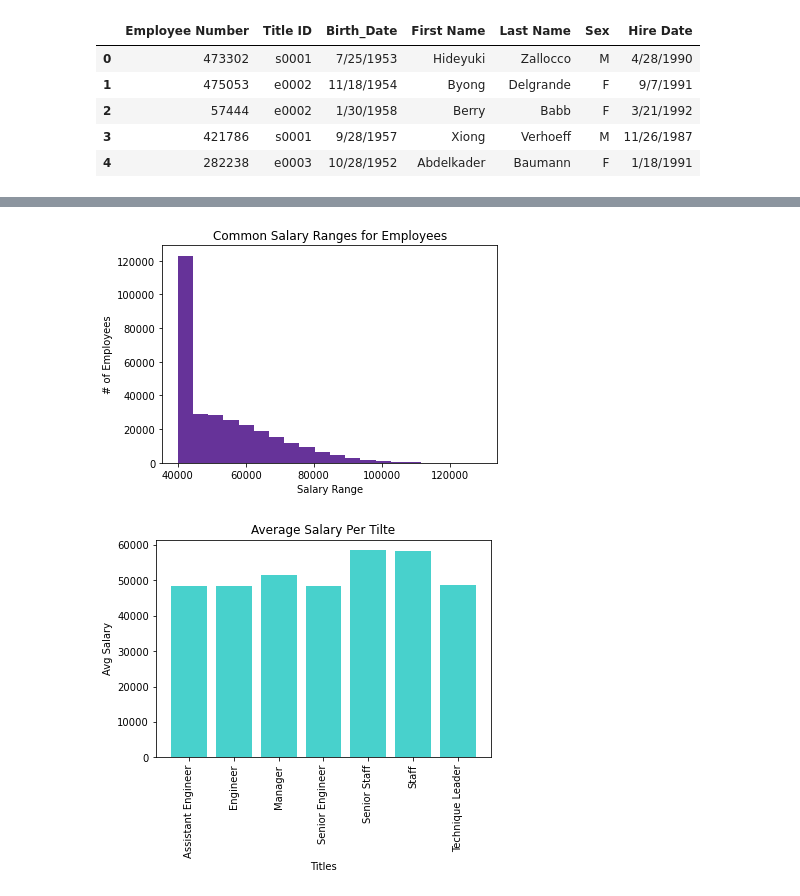
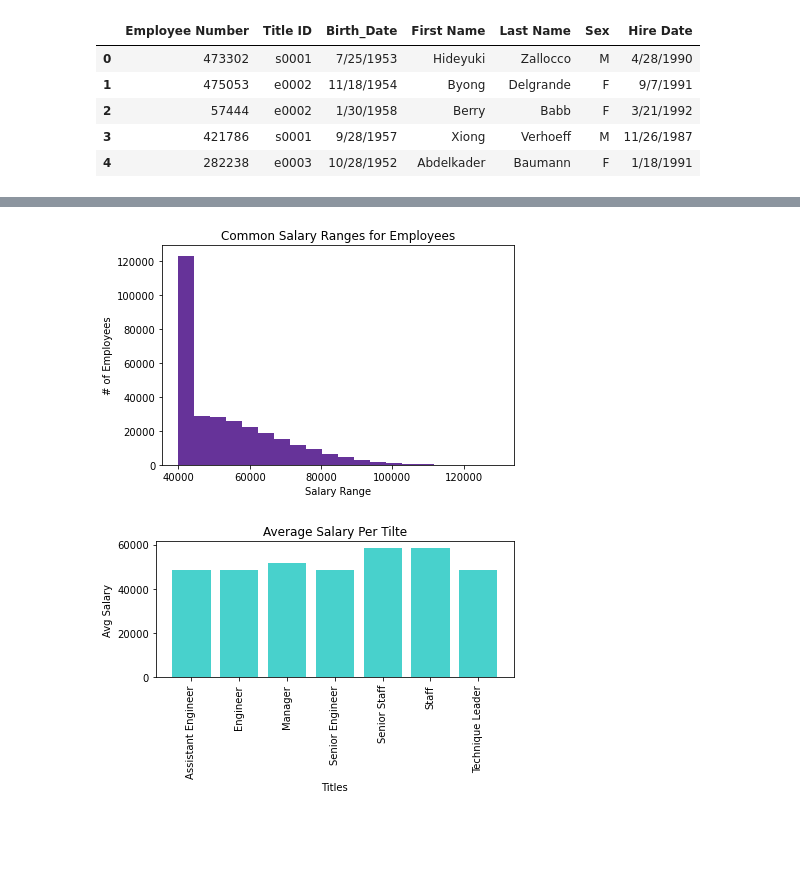
Before and after one commit to pspitzer86/SQL-Challenge, a Jupyter notebook: EmployeeSQL/Boss_Thwarted.ipynb, the cells around one changed output, grey strips where cells are left out. Saved outputs shown, nothing was run; the diff lists cells and outputs as text; code cells hidden in the pictures; blank space fills up the shorter version.

Commit message:
printed graphs

```diff
--- a/EmployeeSQL/Boss_Thwarted.ipynb
+++ b/EmployeeSQL/Boss_Thwarted.ipynb
@@ -70,29 +70,29 @@ plt.title('Common Salary Ranges for Employees')
 plt.xlabel('Salary Range')
 plt.ylabel('# of Employees')
 
-#output_image = f'Images/Common_Sal_for_Emp.png'
-#plt.tight_layout()
-#plt.savefig(output_image)
+output_image = f'Output/Common_Sal_for_Emp.png'
+plt.tight_layout()
+plt.savefig(output_image)
 
 plt.show()
 # %% [output]
-[figure, old version]
+[figure, new version]
 # %%
 avg_sal_per_title = merged_all.groupby("Title")["Salary"].mean()
 titles = avg_sal_per_title.index
 
 plt.bar(titles, avg_sal_per_title, align = 'center', color = 'mediumturquoise')
 
 plt.title("Average Salary Per Tilte")
 plt.xlabel("Titles")
 plt.ylabel("Avg Salary")
 
 plt.xticks(rotation = 90)
 
-#output_image = f'Images/Avg_Sal_per_title.png'
-#plt.tight_layout()
-#plt.savefig(output_image)
+output_image = f'Output/Avg_Sal_per_title.png'
+plt.tight_layout()
+plt.savefig(output_image)
 
 plt.show()
 # %% [output]
-[figure, old version]
+[figure, new version]
```
Also changed, not shown: 2 other files.
